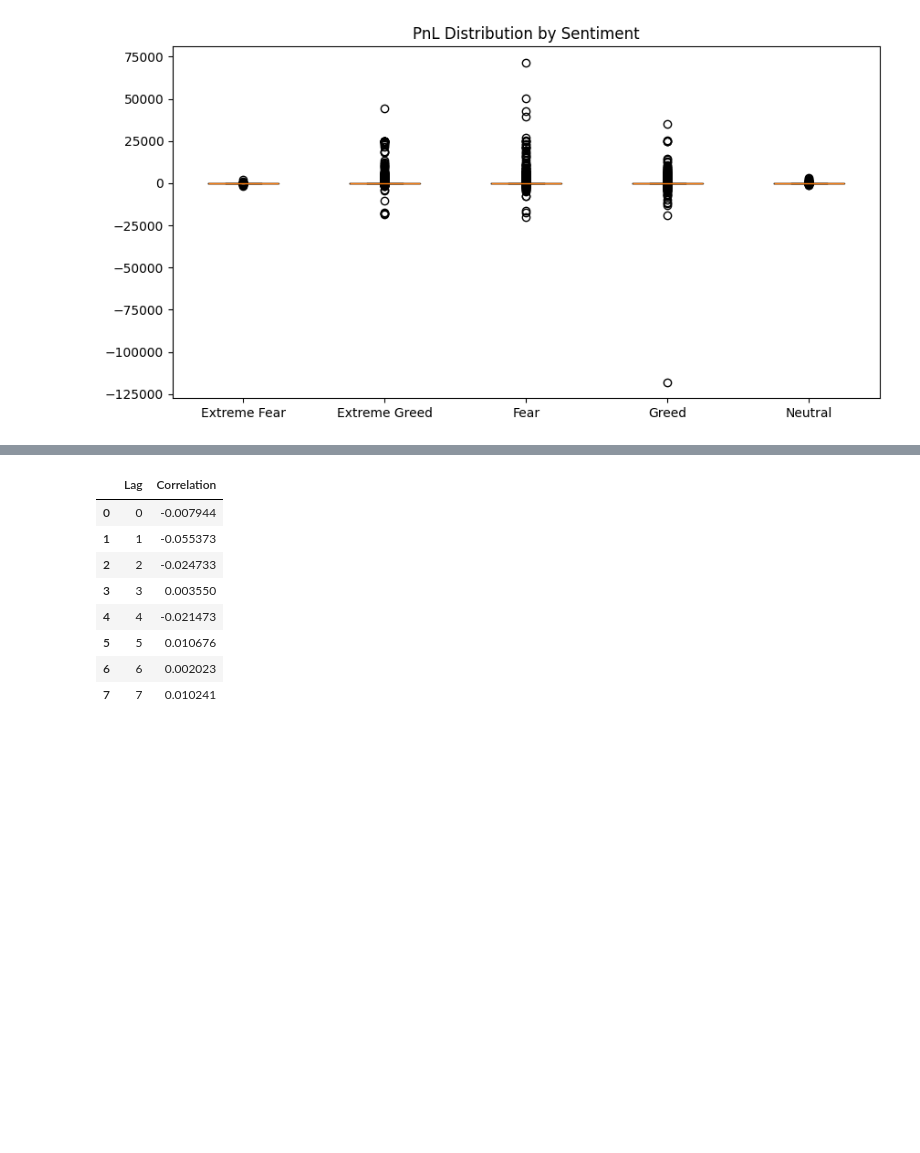
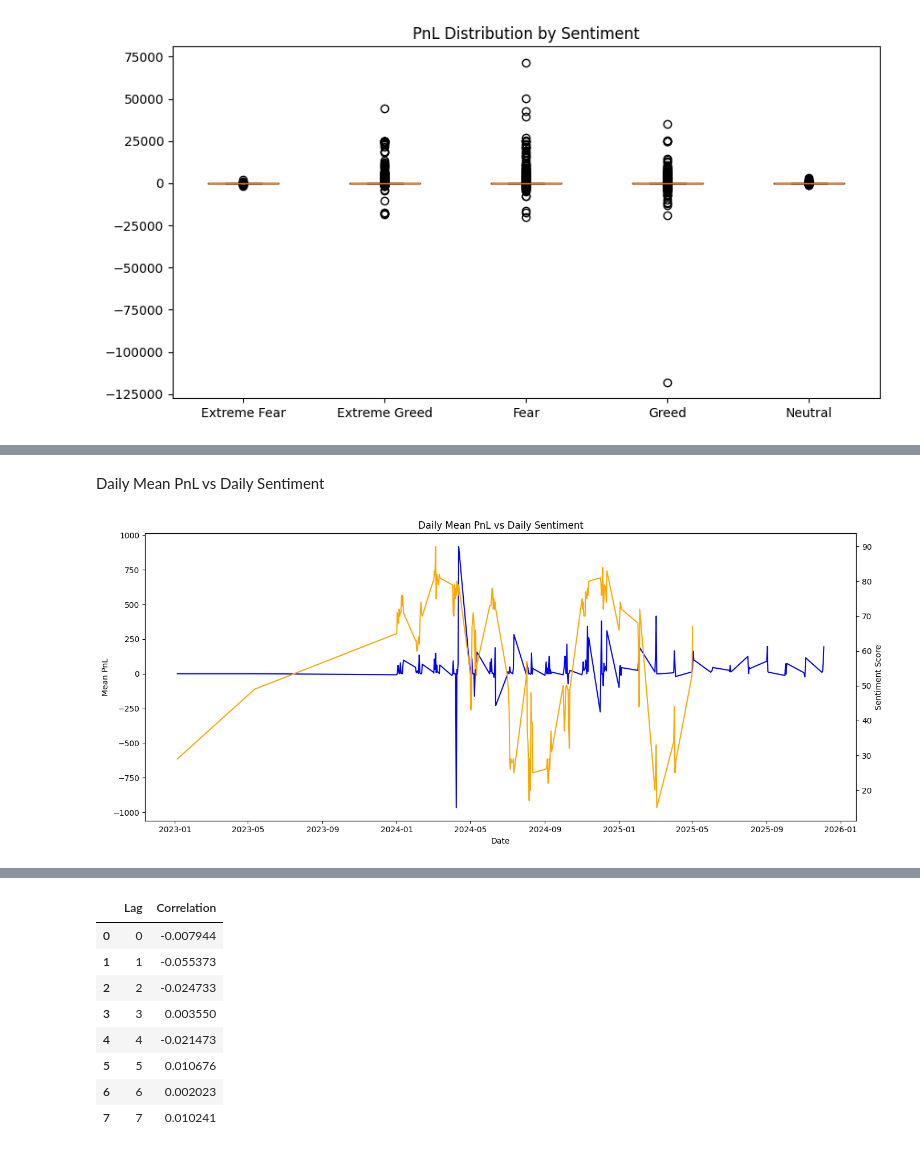
Before and after one commit to TheRealNeelaksh/primeTrade, a Jupyter notebook: main_notebook.ipynb, the cells around one changed output, grey strips where cells are left out. Drawn from its saved outputs; the diff is of its cells as text; code cells hidden in the pictures; blank space fills up the shorter version.

```diff
--- a/main_notebook.ipynb
+++ b/main_notebook.ipynb
@@ -223,0 +277,19 @@ plt.show()
+# %% [markdown]
+Daily Mean PnL vs Daily Sentiment
+# %%
+fig, ax1 = plt.subplots(figsize=(14,6))
+
+ax1.plot(daily["trade_date"], daily["mean_pnl"], label="Mean PnL", color='blue')
+ax2 = ax1.twinx()
+ax2.plot(daily["trade_date"], daily["mean_sentiment"], label="Sentiment", color='orange')
+
+ax1.set_title("Daily Mean PnL vs Daily Sentiment")
+ax1.set_xlabel("Date")
+ax1.set_ylabel("Mean PnL")
+ax2.set_ylabel("Sentiment Score")
+
+fig.tight_layout()
+plt.savefig("outputs/daily_pnl_vs_sentiment.png")
+plt.show()
+# %% [output]
+[figure, added]
```
Also changed, not shown: parts of 11 cells of this notebook, 1 other file.
